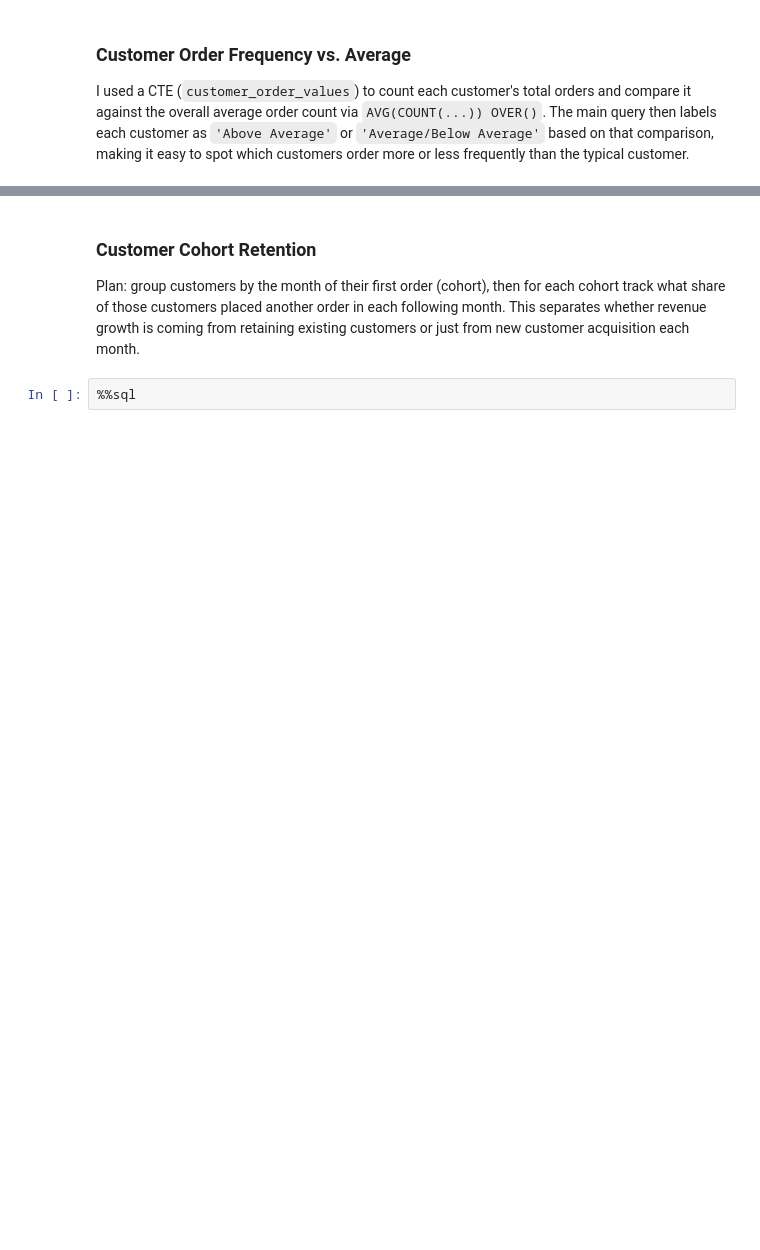
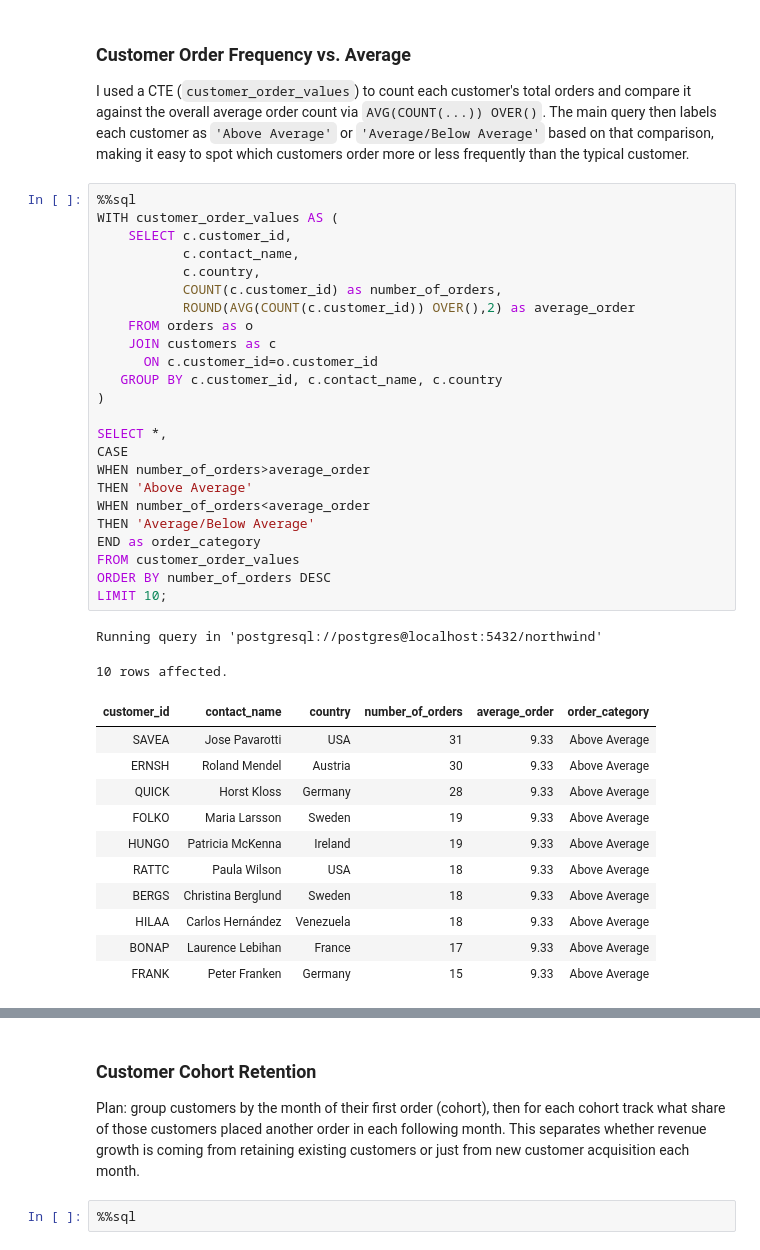
Before and after one commit to IsabelKwon/Northwind-Traders, a Jupyter notebook: northwind/northwind_query.ipynb, the cells around one changed output, grey strips where cells are left out. Saved outputs shown, nothing was run; the diff lists cells and outputs as text; blank space fills up the shorter version.

```diff
--- a/northwind/northwind_query.ipynb
+++ b/northwind/northwind_query.ipynb
@@ -353,4 +452,42 @@ Running query in 'postgresql://postgres@localhost:5432/northwind'
 ### Customer Order Frequency vs. Average
 
 I used a CTE (`customer_order_values`) to count each customer's total orders and compare it against the overall average order count via `AVG(COUNT(...)) OVER()`. The main query then labels each customer as `'Above Average'` or `'Average/Below Average'` based on that comparison, making it easy to spot which customers order more or less frequently than the typical customer.
+# %%
+%%sql
+WITH customer_order_values AS (
+    SELECT c.customer_id,
+           c.contact_name,
+           c.country,
+           COUNT(c.customer_id) as number_of_orders,
+           ROUND(AVG(COUNT(c.customer_id)) OVER(),2) as average_order
+    FROM orders as o
+    JOIN customers as c
+      ON c.customer_id=o.customer_id
+   GROUP BY c.customer_id, c.contact_name, c.country
+)
+
+SELECT *,
+CASE
+WHEN number_of_orders>average_order
+THEN 'Above Average'
+WHEN number_of_orders<average_order
+THEN 'Average/Below Average'
+END as order_category
+FROM customer_order_values
+ORDER BY number_of_orders DESC
+LIMIT 10;
+# %% [output]
+Running query in 'postgresql://postgres@localhost:5432/northwind'
+10 rows affected.
+| customer_id | contact_name | country | number_of_orders | average_order | order_category |
+| SAVEA | Jose Pavarotti | USA | 31 | 9.33 | Above Average |
+| ERNSH | Roland Mendel | Austria | 30 | 9.33 | Above Average |
+| QUICK | Horst Kloss | Germany | 28 | 9.33 | Above Average |
+| FOLKO | Maria Larsson | Sweden | 19 | 9.33 | Above Average |
+| HUNGO | Patricia McKenna | Ireland | 19 | 9.33 | Above Average |
+| RATTC | Paula Wilson | USA | 18 | 9.33 | Above Average |
+| BERGS | Christina Berglund | Sweden | 18 | 9.33 | Above Average |
+| HILAA | Carlos Hernández | Venezuela | 18 | 9.33 | Above Average |
+| BONAP | Laurence Lebihan | France | 17 | 9.33 | Above Average |
+| FRANK | Peter Franken | Germany | 15 | 9.33 | Above Average |
 # %%
```
Also changed, not shown: parts of 12 cells of this notebook.
